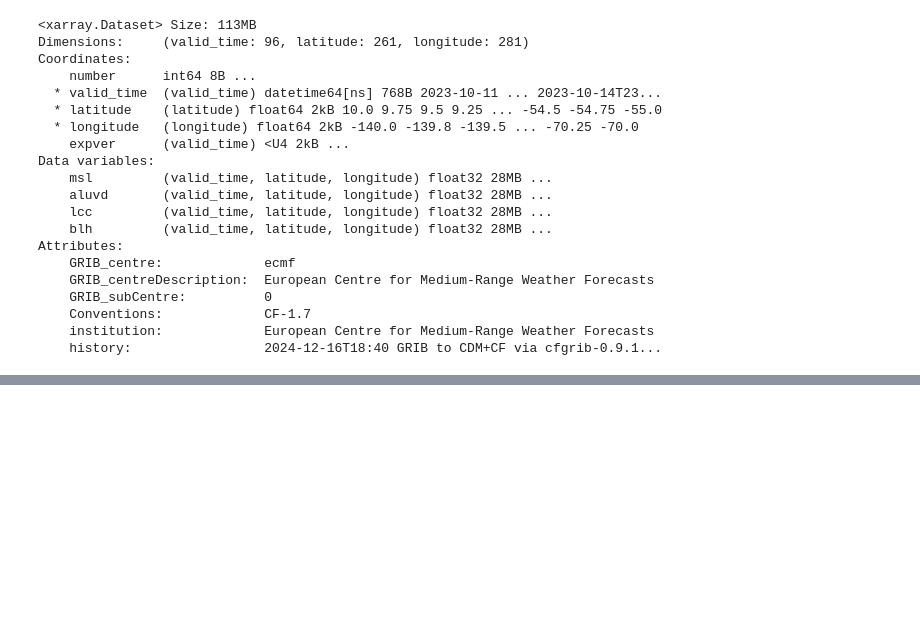
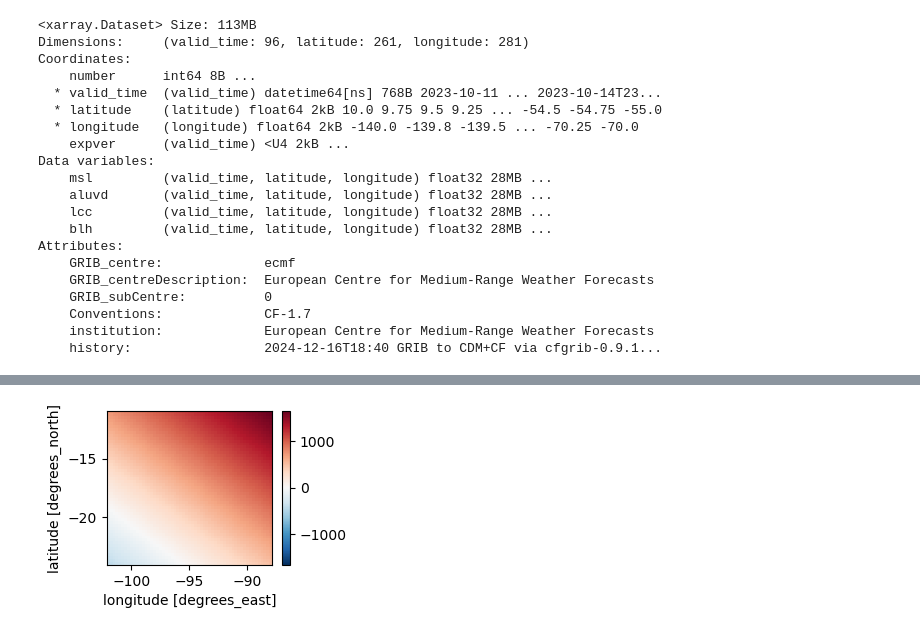
Before and after one commit to hannachaja/stratocu_waves, a Jupyter notebook: ERA5_lcc_PIVdiv.ipynb, the cells around one changed output, grey strips where cells are left out. Drawn from its saved outputs; the diff is of its cells as text; code cells hidden in the pictures; blank space fills up the shorter version.

```diff
--- a/ERA5_lcc_PIVdiv.ipynb
+++ b/ERA5_lcc_PIVdiv.ipynb
@@ -122,0 +170,21 @@ plt.close()
+# %%
+# Step 3: TO bin by along-line distince index, we need a 2D array of that distance
+
+# unit vector along transect
+dlat, dlon = lat_ne - lat_sw, lon_ne - lon_sw
+length = np.sqrt(dlat**2 + dlon**2)
+ulat, ulon = dlat/length, dlon/length
+
+# signed along-transect distance from SW end (degrees)
+along = ((LAT2D - lat_sw)*ulat + (LON2D - lon_sw)*ulon) * 111.32  # km
+
+# LCC along_da
+along_da = xr.DataArray(along, dims=['latitude','longitude'],
+                         coords={'latitude': lcc.latitude, 'longitude': lcc.longitude})
+# DIV along_da2: not so easy, "along" is also specific to lcc data grid. Sigh.
+# along_da2 = xr.DataArray(along, dims=['latitude','longitude'],
+#                          coords={'latitude': div_da.latitude, 'longitude': div_da.longitude})
+
+along_da.plot(size=2);
+# %% [output]
+[figure, added]
```
Also changed, not shown: parts of 6 cells of this notebook.
